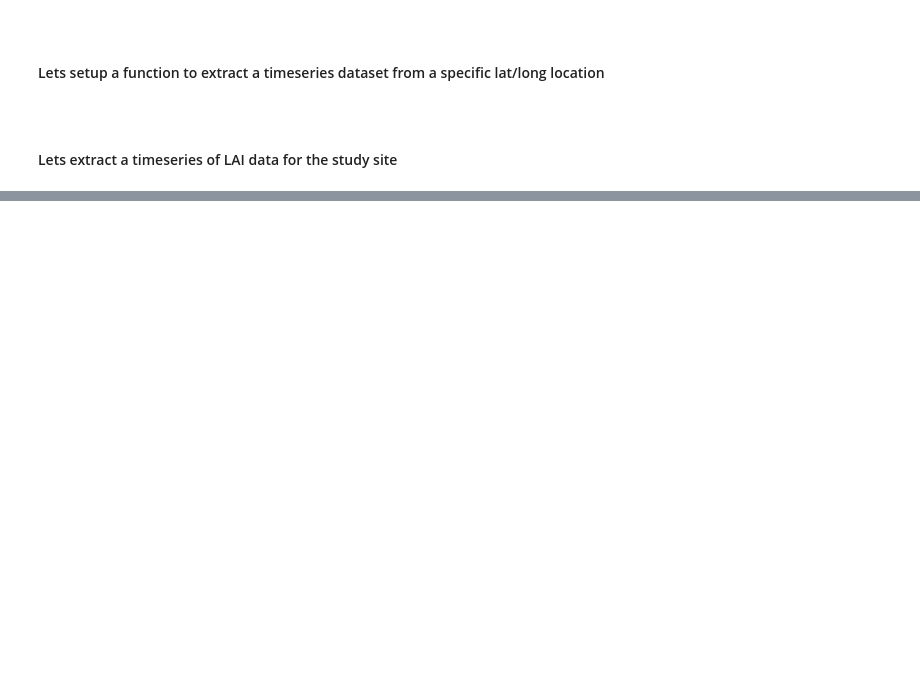
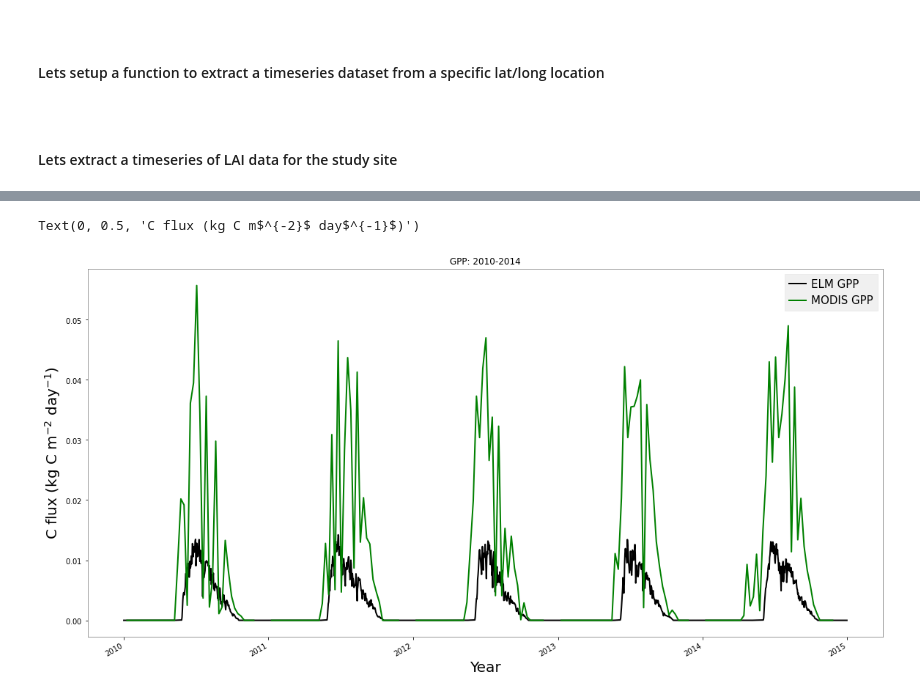
Before and after one commit to FASSt-simulation/fasst_simulation_tools, a Jupyter notebook: notebooks/ngeearctic/evaluate_ELM_fluxes_w_gee.ipynb, the cells around one changed output, grey strips where cells are left out. Saved outputs shown, nothing was run; the diff lists cells and outputs as text; code cells hidden in the pictures; blank space fills up the shorter version.

```diff
--- a/notebooks/ngeearctic/evaluate_ELM_fluxes_w_gee.ipynb
+++ b/notebooks/ngeearctic/evaluate_ELM_fluxes_w_gee.ipynb
@@ -321,0 +392,15 @@ Text(0, 0.5, 'LAI (m2/m2)')
+# %%
+# Run the extract function
+latitude = lat
+longitude = lon
+start_date = '2010-01-01'
+end_date = '2014-12-31'
+product = 'MODIS/006/MOD17A2H'
+#LAI scale factor: 0.1
+#FPAR scale factor: 0.01
+#https://developers.google.com/earth-engine/datasets/catalog/MODIS_061_MOD15A2H
+
+# Extract data and obtain pd.DataFrame
+band = 'Gpp'
+scale_factor = 0.0001
+modis_gpp = extract_time_series(latitude,longitude,start_date,end_date,product,band,scale_factor)
@@ -321,0 +416,17 @@ Text(0, 0.5, 'LAI (m2/m2)')
+# %%
+timerange=slice('2010-01-01','2014-12-31')
+
+fig = plt.figure(figsize=(16, 8))
+ax = fig.add_subplot(1, 1, 1)
+tempdata = (elm_output['GPP']*0.001)*86400 # i dont know if I am doing this scaling correctly
+tempdata.sel(time=timerange).plot(ax=ax, linestyle='-',linewidth=2,color='black',label='ELM GPP')
+modis_gpp['Gpp'].plot(ax=ax,linestyle='-',linewidth=2,color='green',label='MODIS GPP')
+ax.legend(fontsize=15)
+ax.set_title('GPP: 2010-2014')
+ax.set_xlabel('Year', size=20)
+ax.set_ylabel('C flux (kg C m$^{-2}$ day$^{-1}$)', size=20)
+
+# need to convert ELM from gC/m^2/s to kgC/m2
+# %% [output]
+Text(0, 0.5, 'C flux (kg C m$^{-2}$ day$^{-1}$)')
+[figure, added]
```
Also changed, not shown: parts of 37 cells of this notebook.
